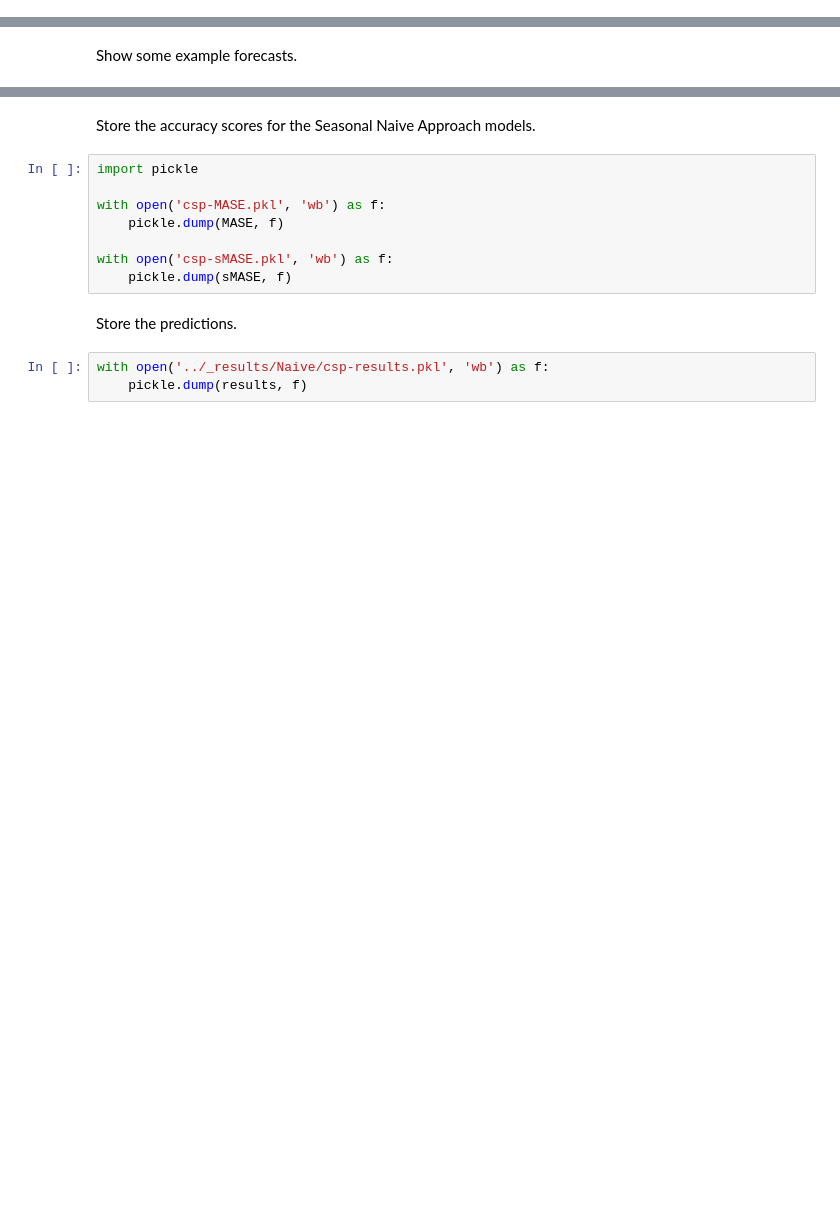
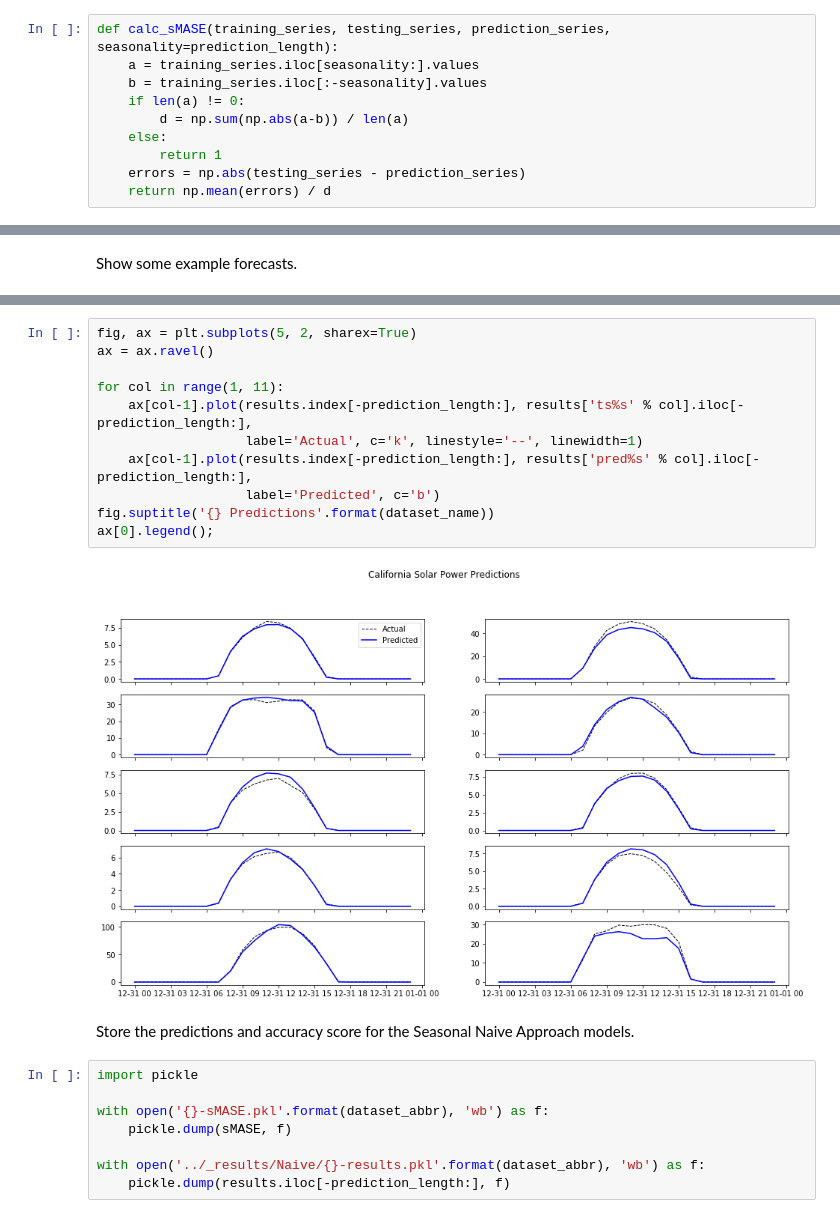
Before and after one commit to AidanCooper/forecasting, a Jupyter notebook: Naive/california-solar-power.ipynb, the cells around one changed output, grey strips where cells are left out. Cells and saved outputs as stored; diff of their text form; blank space fills up the shorter version.

```diff
--- a/Naive/california-solar-power.ipynb
+++ b/Naive/california-solar-power.ipynb
@@ -51,3 +42,13 @@ def calc_sMASE(training_series, testing_series, prediction_series, seasonality=2
+# %%
+def calc_sMASE(training_series, testing_series, prediction_series, seasonality=prediction_length):
+    a = training_series.iloc[seasonality:].values
+    b = training_series.iloc[:-seasonality].values
+    if len(a) != 0:
+        d = np.sum(np.abs(a-b)) / len(a)
+    else:
+        return 1
+    errors = np.abs(testing_series - prediction_series)
+    return np.mean(errors) / d
 # %% [markdown]
 ## Evaluate Seasonal Naive Model
 # %%
@@ -110,15 +80,23 @@ for solar in range(1, 11):
+# %%
+fig, ax = plt.subplots(5, 2, sharex=True)
+ax = ax.ravel()
+
+for col in range(1, 11):
+    ax[col-1].plot(results.index[-prediction_length:], results['ts%s' % col].iloc[-prediction_length:],
+                   label='Actual', c='k', linestyle='--', linewidth=1)
+    ax[col-1].plot(results.index[-prediction_length:], results['pred%s' % col].iloc[-prediction_length:],
+                   label='Predicted', c='b')
+fig.suptitle('{} Predictions'.format(dataset_name))
+ax[0].legend();
+# %% [output]
+[figure, added]
 # %% [markdown]
-Store the accuracy scores for the Seasonal Naive Approach models.
+Store the predictions and accuracy score for the Seasonal Naive Approach models.
-# %%
-import pickle
-
-with open('csp-MASE.pkl', 'wb') as f:
-    pickle.dump(MASE, f)
-
-with open('csp-sMASE.pkl', 'wb') as f:
-    pickle.dump(sMASE, f)
-# %% [markdown]
-Store the predictions.
 # %%
-with open('../_results/Naive/csp-results.pkl', 'wb') as f:
-    pickle.dump(results, f)
+import pickle
+
+with open('{}-sMASE.pkl'.format(dataset_abbr), 'wb') as f:
+    pickle.dump(sMASE, f)
+
+with open('../_results/Naive/{}-results.pkl'.format(dataset_abbr), 'wb') as f:
+    pickle.dump(results.iloc[-prediction_length:], f)
```
Also changed, not shown: parts of 16 cells of this notebook, 6 other files.
